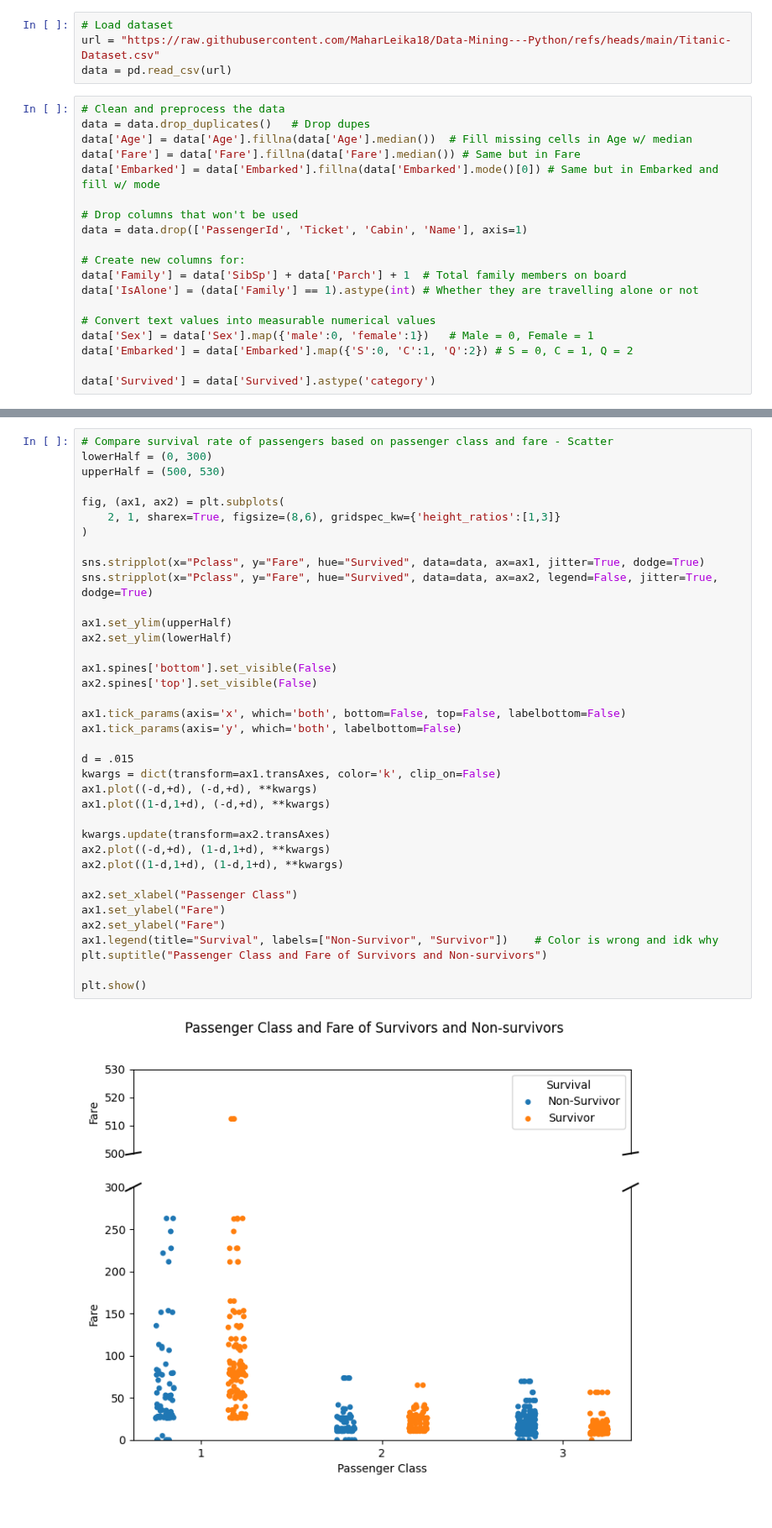
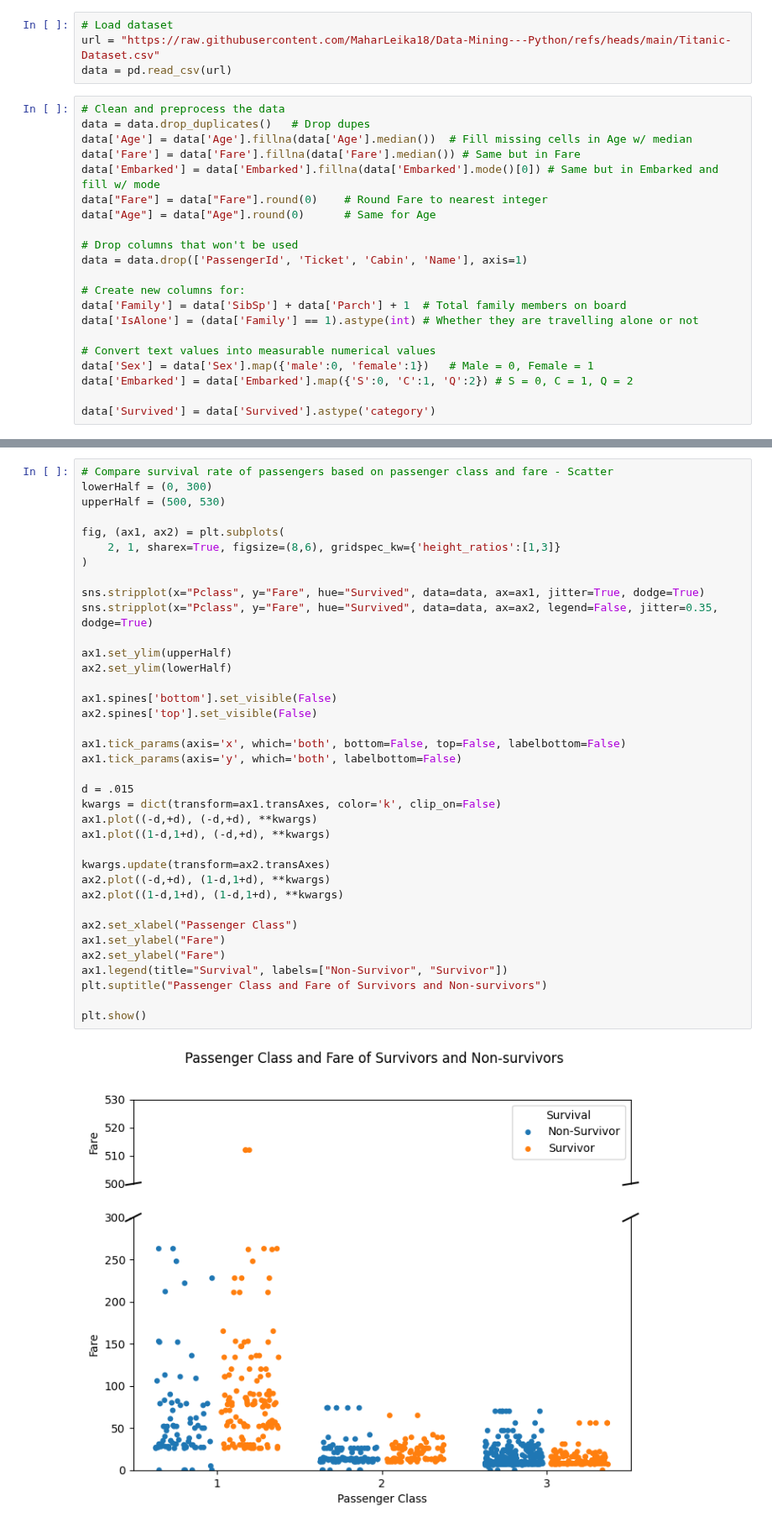
Before and after one commit to MaharLeika18/Data-Mining---Python, a Jupyter notebook: titanic.ipynb, the cells around one changed output, grey strips where cells are left out. Shown at 84% size. Cells and saved outputs as stored; diff of their text form.

```diff
--- a/titanic.ipynb
+++ b/titanic.ipynb
@@ -13,6 +15,8 @@ data = data.drop_duplicates()   # Drop dupes
 data['Age'] = data['Age'].fillna(data['Age'].median())  # Fill missing cells in Age w/ median
 data['Fare'] = data['Fare'].fillna(data['Fare'].median()) # Same but in Fare
 data['Embarked'] = data['Embarked'].fillna(data['Embarked'].mode()[0]) # Same but in Embarked and fill w/ mode
+data["Fare"] = data["Fare"].round(0)    # Round Fare to nearest integer
+data["Age"] = data["Age"].round(0)      # Same for Age
 
 # Drop columns that won't be used
 data = data.drop(['PassengerId', 'Ticket', 'Cabin', 'Name'], axis=1)
@@ -179,36 +194,36 @@ fig, (ax1, ax2) = plt.subplots(
     2, 1, sharex=True, figsize=(8,6), gridspec_kw={'height_ratios':[1,3]}
 )
 
 sns.stripplot(x="Pclass", y="Fare", hue="Survived", data=data, ax=ax1, jitter=True, dodge=True)
-sns.stripplot(x="Pclass", y="Fare", hue="Survived", data=data, ax=ax2, legend=False, jitter=True, dodge=True)
+sns.stripplot(x="Pclass", y="Fare", hue="Survived", data=data, ax=ax2, legend=False, jitter=0.35, dodge=True)
 
 ax1.set_ylim(upperHalf)
 ax2.set_ylim(lowerHalf)
 
 ax1.spines['bottom'].set_visible(False)
 ax2.spines['top'].set_visible(False)
 
 ax1.tick_params(axis='x', which='both', bottom=False, top=False, labelbottom=False)
 ax1.tick_params(axis='y', which='both', labelbottom=False)
 
 d = .015
 kwargs = dict(transform=ax1.transAxes, color='k', clip_on=False)
 ax1.plot((-d,+d), (-d,+d), **kwargs)
 ax1.plot((1-d,1+d), (-d,+d), **kwargs)
 
 kwargs.update(transform=ax2.transAxes)
 ax2.plot((-d,+d), (1-d,1+d), **kwargs)
 ax2.plot((1-d,1+d), (1-d,1+d), **kwargs)
 
 ax2.set_xlabel("Passenger Class")
 ax1.set_ylabel("Fare")
 ax2.set_ylabel("Fare")
-ax1.legend(title="Survival", labels=["Non-Survivor", "Survivor"])    # Color is wrong and idk why
+ax1.legend(title="Survival", labels=["Non-Survivor", "Survivor"])
 plt.suptitle("Passenger Class and Fare of Survivors and Non-survivors")
 
 plt.show()
 # %% [output]
-[figure, old version]
+[figure, new version]
 # %%
 # Boxplot Version
 sns.boxplot(x="Pclass", y="Fare", data=data, showfliers=False)
```
Also changed, not shown: parts of 10 cells of this notebook, 1 other file.
